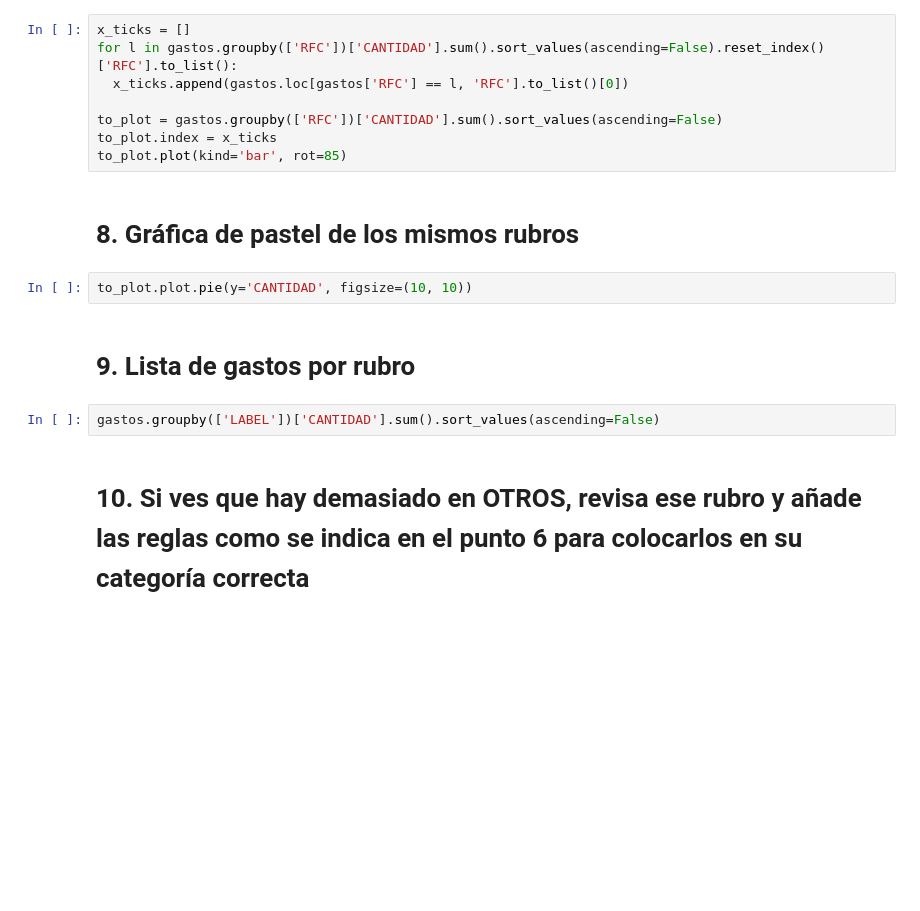
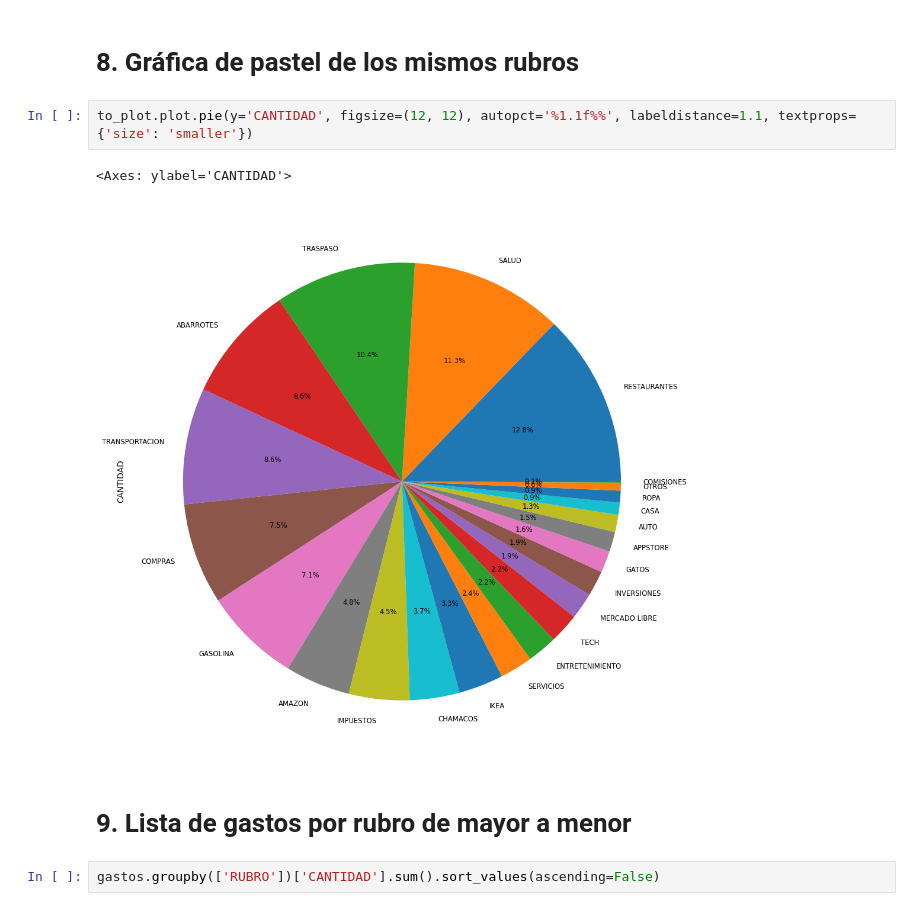
Before and after one commit to rockdrigoma/extraccionGastosBanco, a Jupyter notebook: GastosCalc.ipynb, the cells around one changed output. Cells and saved outputs as stored; diff of their text form; blank space fills up the shorter version.

```diff
--- a/GastosCalc.ipynb
+++ b/GastosCalc.ipynb
@@ -413,18 +398,11 @@ Visualizando gastos por RFC
-# %%
-x_ticks = []
-for l in gastos.groupby(['RFC'])['CANTIDAD'].sum().sort_values(ascending=False).reset_index()['RFC'].to_list():
-  x_ticks.append(gastos.loc[gastos['RFC'] == l, 'RFC'].to_list()[0])
-
-to_plot = gastos.groupby(['RFC'])['CANTIDAD'].sum().sort_values(ascending=False)
-to_plot.index = x_ticks
-to_plot.plot(kind='bar', rot=85)
 # %% [markdown]
 # 8. Gráfica de pastel de los mismos rubros
 # %%
-to_plot.plot.pie(y='CANTIDAD', figsize=(10, 10))
+to_plot.plot.pie(y='CANTIDAD', figsize=(12, 12), autopct='%1.1f%%', labeldistance=1.1, textprops={'size': 'smaller'})
+# %% [output]
+<Axes: ylabel='CANTIDAD'>
+[figure, added]
 # %% [markdown]
-# 9. Lista de gastos por rubro
+# 9. Lista de gastos por rubro de mayor a menor
 # %%
-gastos.groupby(['LABEL'])['CANTIDAD'].sum().sort_values(ascending=False)
+gastos.groupby(['RUBRO'])['CANTIDAD'].sum().sort_values(ascending=False)
-# %% [markdown]
-# 10. Si ves que hay demasiado en OTROS, revisa ese rubro y añade las reglas como se indica en el punto 6 para colocarlos en su categoría correcta
```
Also changed, not shown: parts of 36 cells of this notebook.
